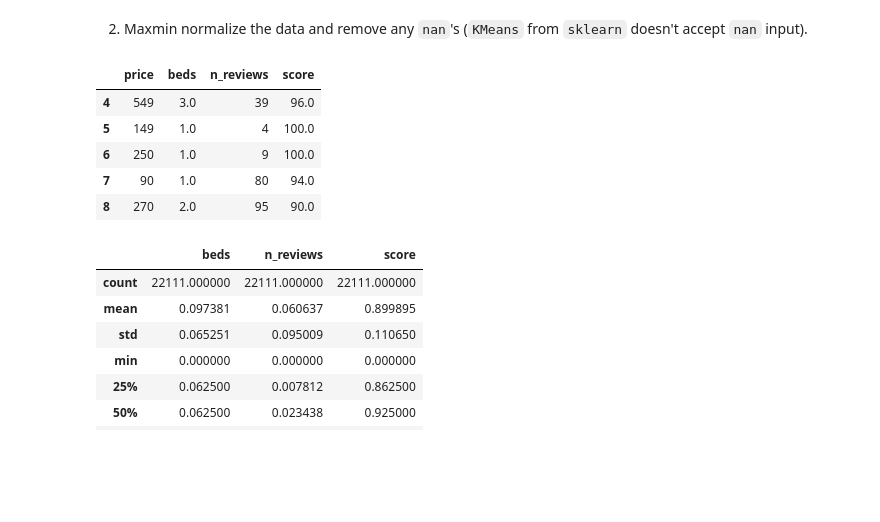
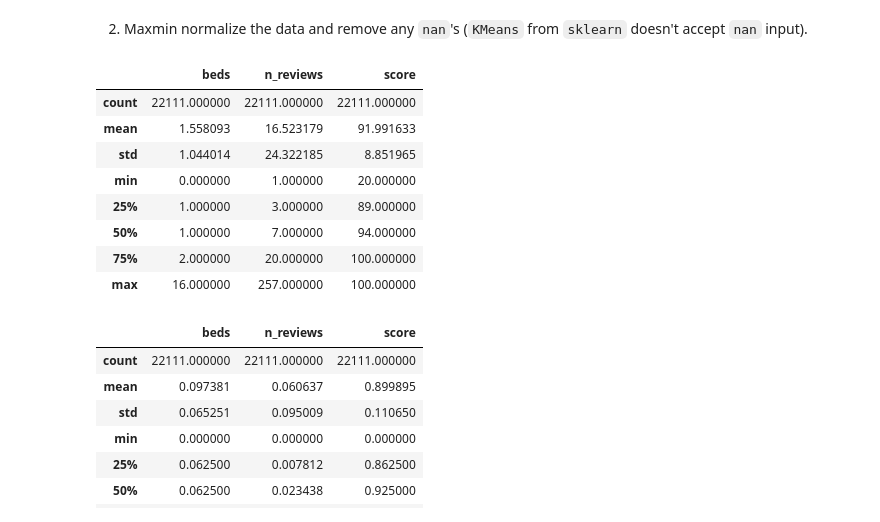
Before and after one commit to Nehach73/DS3001, a Jupyter notebook: assignment_kmc.ipynb, the cells around one changed output. Drawn from its saved outputs; the diff is of its cells as text; code cells hidden in the pictures; blank space fills up the shorter version.

```diff
--- a/assignment_kmc.ipynb
+++ b/assignment_kmc.ipynb
@@ -114,14 +106,17 @@ array([ nan,  96., 100.,  94.,  90.,  98.,  93.,  91.,  97.,  95.,  99.,
 # %%
 ## dropping NAs
 df = df.dropna()
-df.head()
+df.describe()
 # %% [output]
-|  | price | beds | n_reviews | score |
-| 4 | 549 | 3.0 | 39 | 96.0 |
-| 5 | 149 | 1.0 | 4 | 100.0 |
-| 6 | 250 | 1.0 | 9 | 100.0 |
-| 7 | 90 | 1.0 | 80 | 94.0 |
-| 8 | 270 | 2.0 | 95 | 90.0 |
+|  | beds | n_reviews | score |
+| count | 22111.000000 | 22111.000000 | 22111.000000 |
+| mean | 1.558093 | 16.523179 | 91.991633 |
+| std | 1.044014 | 24.322185 | 8.851965 |
+| min | 0.000000 | 1.000000 | 20.000000 |
+| 25% | 1.000000 | 3.000000 | 89.000000 |
+| 50% | 1.000000 | 7.000000 | 94.000000 |
+| 75% | 2.000000 | 20.000000 | 100.000000 |
+| max | 16.000000 | 257.000000 | 100.000000 |
 # %%
 ## Maxmin normalizing
 def maxmin(x):
```
Also changed, not shown: parts of 4 cells of this notebook.
